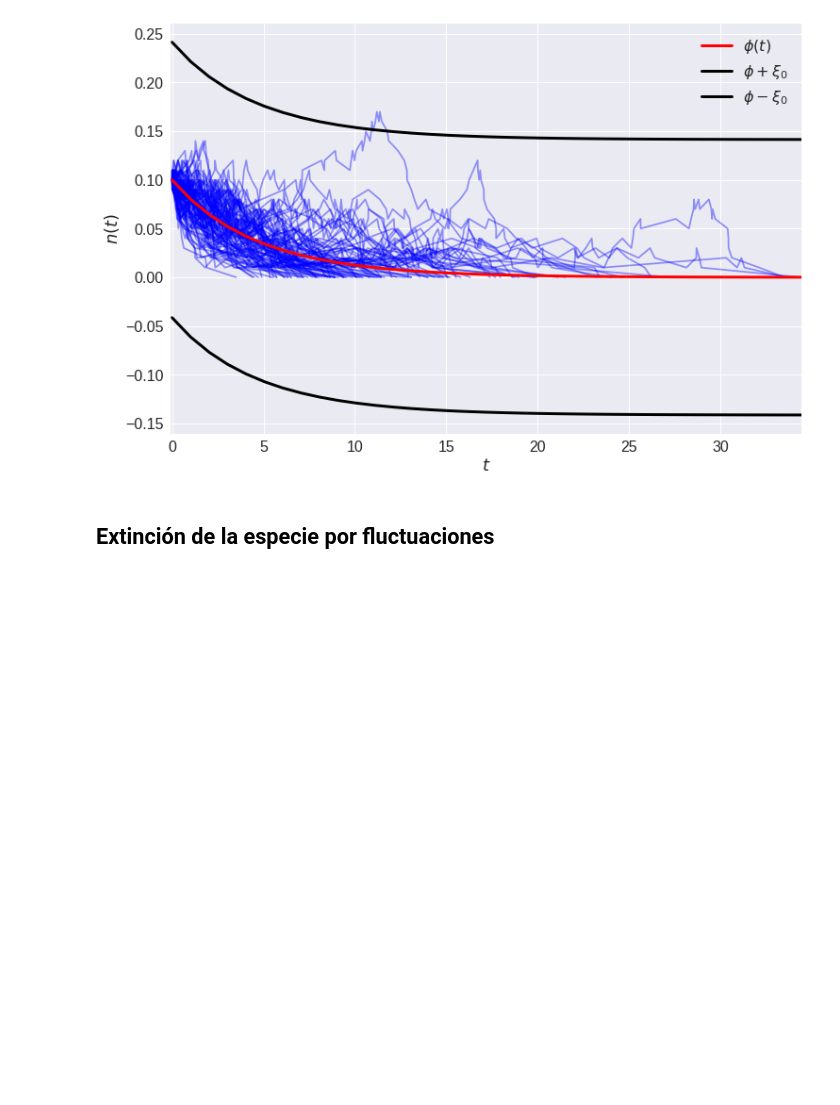
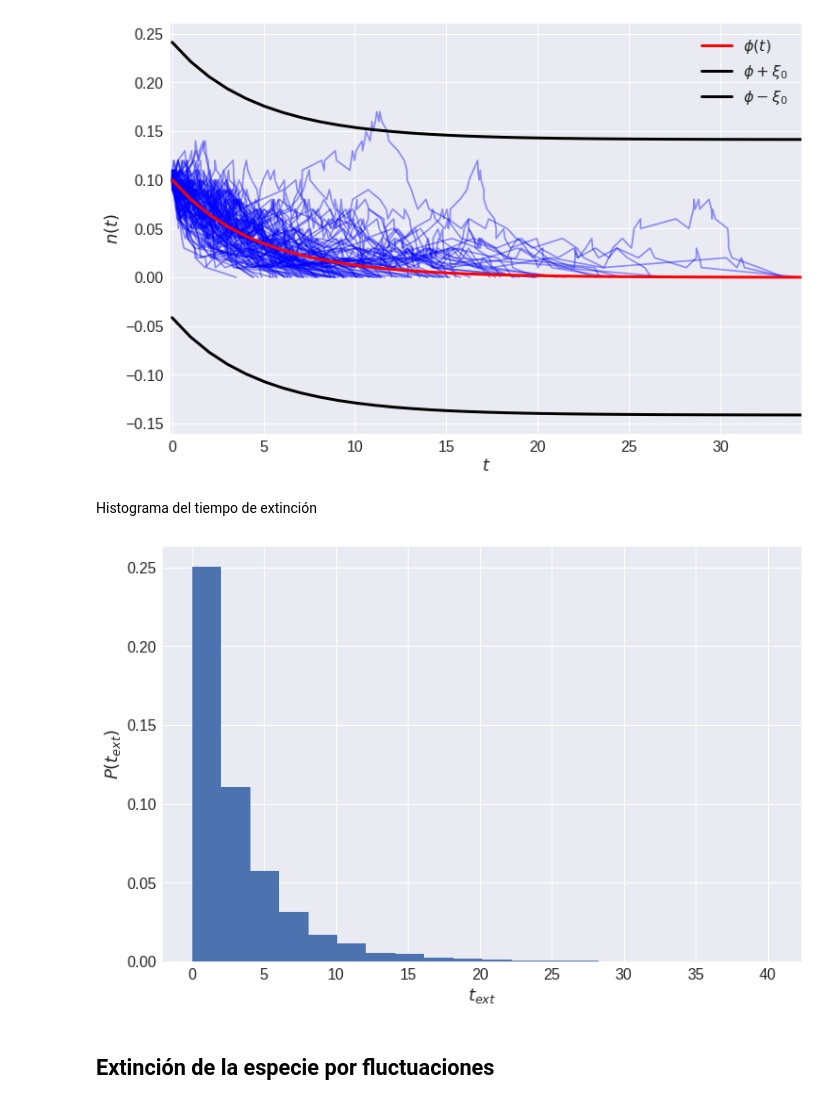
Before and after one commit to denisecammarota/matbio, a Jupyter notebook: tp3/P3_Ej3.ipynb, the cells around one changed output. Saved outputs shown, nothing was run; the diff lists cells and outputs as text; code cells hidden in the pictures; blank space fills up the shorter version.

```diff
--- a/tp3/P3_Ej3.ipynb
+++ b/tp3/P3_Ej3.ipynb
@@ -249,5 +249,32 @@ plt.xlim((-0.1,tlim_graf))
 plt.show()
 # %% [output]
 [figure]
+# %% [markdown]
+Histograma del tiempo de extinción
+# %%
+#@title
+#parámetros como los anteriores
+omega = 10
+b = 0.1
+d = 0.4
+b = b/omega
+tf = 100
+phi0 = 0.1
+n = int (phi0*omega) #condicion inicial
+ts_ext = [] #lista con los tiempos de extinción
+real = 10000
+fig = plt.figure(figsize=(12,8))
+for i in range(real):
+  x1,t1 = simulation_gillespie(2*b,d,omega,n,tf)
+  if (x1[-1] <= 0):
+    ts_ext.append(t1[-1])
+plt.hist(ts_ext,density=True,bins=20)
+plt.ylabel(r'$P(t_{ext})$',fontsize=18)
+plt.xlabel(r'$t_{ext}$',fontsize=18)
+plt.xticks(fontsize=16)
+plt.yticks(fontsize=16)
+plt.show()
+# %% [output]
+[figure, added]
 # %% [markdown]
 ## **Extinción de la especie por fluctuaciones**
```
Also changed, not shown: parts of 5 cells of this notebook.
